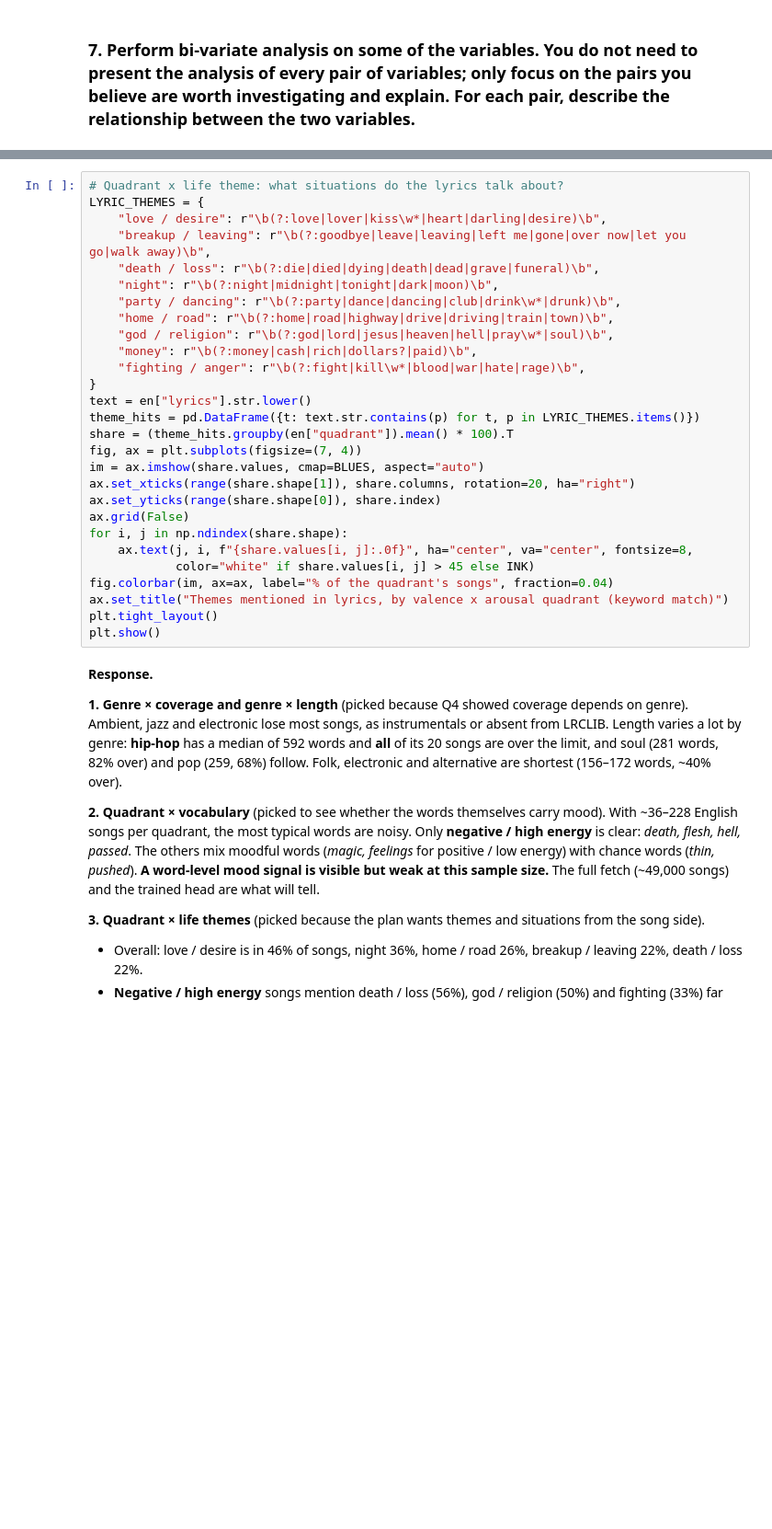
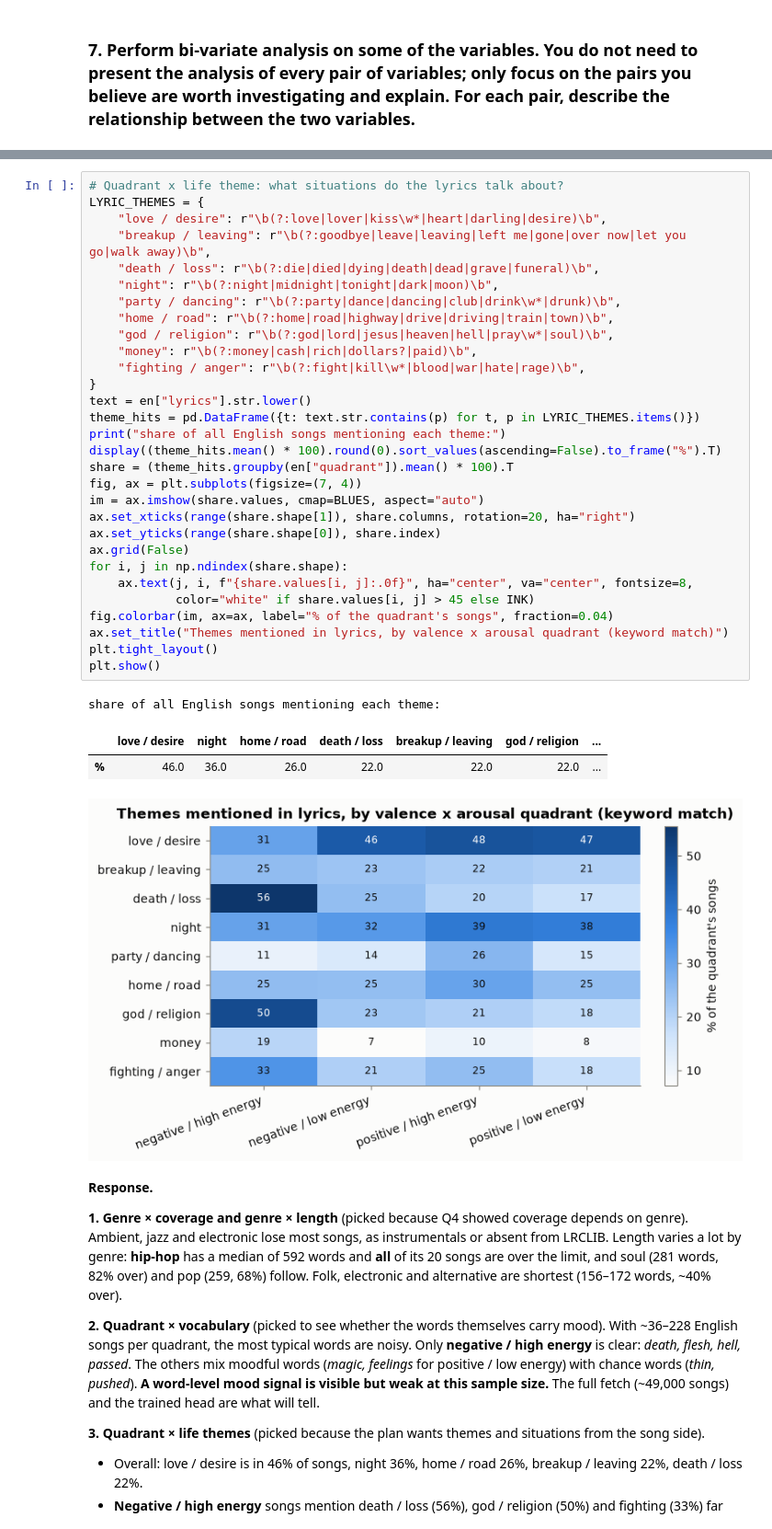
Before and after one commit to Oshawotttt/mood-playlist, a Jupyter notebook: proposal/DAP_IEDA_Template.ipynb, the cells around one changed output, grey strips where cells are left out. Shown at 92% size. Cells and saved outputs as stored; diff of their text form; blank space fills up the shorter version.

```diff
--- a/proposal/DAP_IEDA_Template.ipynb
+++ b/proposal/DAP_IEDA_Template.ipynb
@@ -1304,31 +1372,38 @@ pd.DataFrame({"songs": n_songs, "most typical words (log-odds vs other quadrants
 # %%
 # Quadrant x life theme: what situations do the lyrics talk about?
 LYRIC_THEMES = {
     "love / desire": r"\b(?:love|lover|kiss\w*|heart|darling|desire)\b",
     "breakup / leaving": r"\b(?:goodbye|leave|leaving|left me|gone|over now|let you go|walk away)\b",
     "death / loss": r"\b(?:die|died|dying|death|dead|grave|funeral)\b",
     "night": r"\b(?:night|midnight|tonight|dark|moon)\b",
     "party / dancing": r"\b(?:party|dance|dancing|club|drink\w*|drunk)\b",
     "home / road": r"\b(?:home|road|highway|drive|driving|train|town)\b",
     "god / religion": r"\b(?:god|lord|jesus|heaven|hell|pray\w*|soul)\b",
     "money": r"\b(?:money|cash|rich|dollars?|paid)\b",
     "fighting / anger": r"\b(?:fight|kill\w*|blood|war|hate|rage)\b",
 }
 text = en["lyrics"].str.lower()
 theme_hits = pd.DataFrame({t: text.str.contains(p) for t, p in LYRIC_THEMES.items()})
+print("share of all English songs mentioning each theme:")
+display((theme_hits.mean() * 100).round(0).sort_values(ascending=False).to_frame("%").T)
 share = (theme_hits.groupby(en["quadrant"]).mean() * 100).T
 fig, ax = plt.subplots(figsize=(7, 4))
 im = ax.imshow(share.values, cmap=BLUES, aspect="auto")
 ax.set_xticks(range(share.shape[1]), share.columns, rotation=20, ha="right")
 ax.set_yticks(range(share.shape[0]), share.index)
 ax.grid(False)
 for i, j in np.ndindex(share.shape):
     ax.text(j, i, f"{share.values[i, j]:.0f}", ha="center", va="center", fontsize=8,
             color="white" if share.values[i, j] > 45 else INK)
 fig.colorbar(im, ax=ax, label="% of the quadrant's songs", fraction=0.04)
 ax.set_title("Themes mentioned in lyrics, by valence x arousal quadrant (keyword match)")
 plt.tight_layout()
 plt.show()
+# %% [output]
+share of all English songs mentioning each theme:
+|  | love / desire | night | home / road | death / loss | breakup / leaving | god / religion | ... |
+| % | 46.0 | 36.0 | 26.0 | 22.0 | 22.0 | 22.0 | ... |
+[figure, added]
 # %% [markdown]
 **Response.**
 
```
Also changed, not shown: parts of 32 cells of this notebook, 6 other files.
